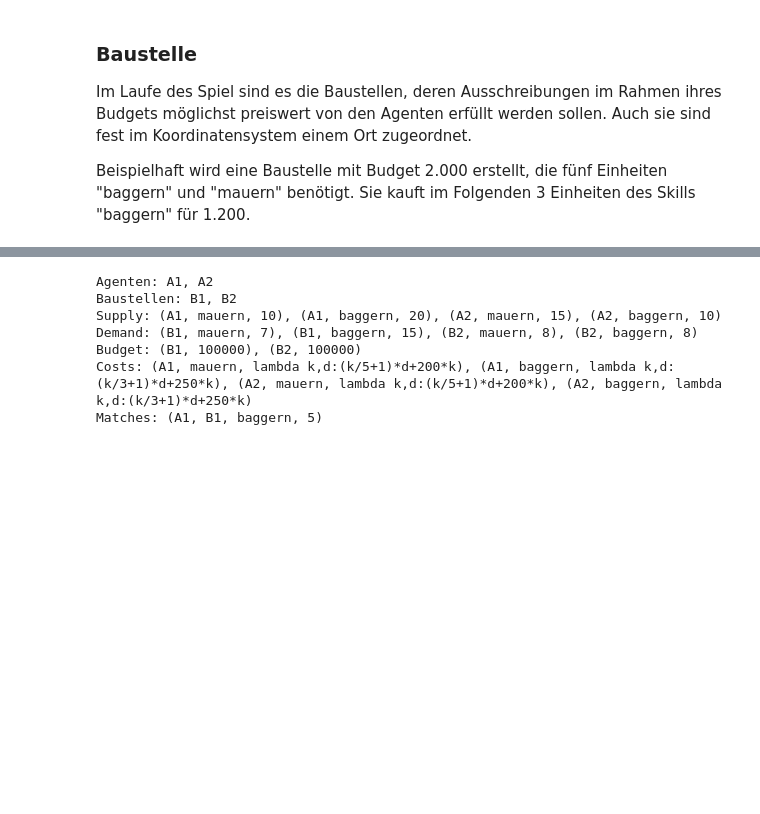
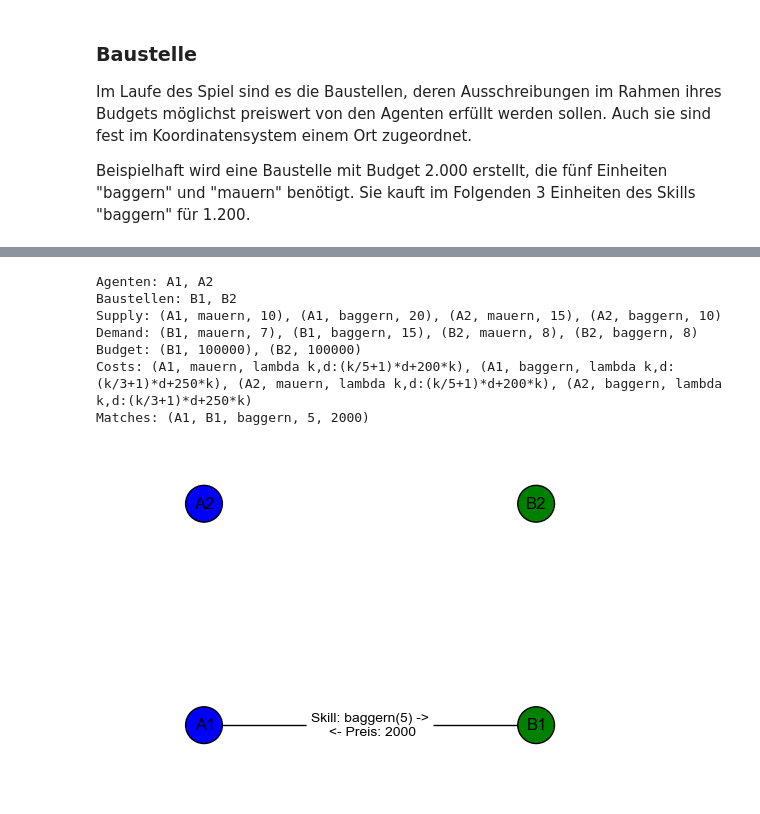
Before and after one commit to mhhf/AOTidF-bagger, a Jupyter notebook: scratch_tobias.ipynb, the cells around one changed output, grey strips where cells are left out. Saved outputs shown, nothing was run; the diff lists cells and outputs as text; code cells hidden in the pictures; blank space fills up the shorter version.

```diff
--- a/scratch_tobias.ipynb
+++ b/scratch_tobias.ipynb
@@ -400,12 +454,14 @@ Matches: ()
 # %%
-scenario.match('A1', 'B1', 'baggern', 5, 2000)
+scenario.match(scenario.agents[0], scenario.sites[0], 'baggern', 5, 2000)
 print scenario
+scenario.plotBiGraph()
 # %% [output]
 Agenten: A1, A2
 Baustellen: B1, B2
 Supply: (A1, mauern, 10), (A1, baggern, 20), (A2, mauern, 15), (A2, baggern, 10)
 Demand: (B1, mauern, 7), (B1, baggern, 15), (B2, mauern, 8), (B2, baggern, 8)
 Budget: (B1, 100000), (B2, 100000)
 Costs: (A1, mauern, lambda k,d:(k/5+1)*d+200*k), (A1, baggern, lambda k,d:(k/3+1)*d+250*k), (A2, mauern, lambda k,d:(k/5+1)*d+200*k), (A2, baggern, lambda k,d:(k/3+1)*d+250*k)
-Matches: (A1, B1, baggern, 5)
+Matches: (A1, B1, baggern, 5, 2000)
+[figure, added]
 # %%
```
Also changed, not shown: parts of 14 cells of this notebook.
